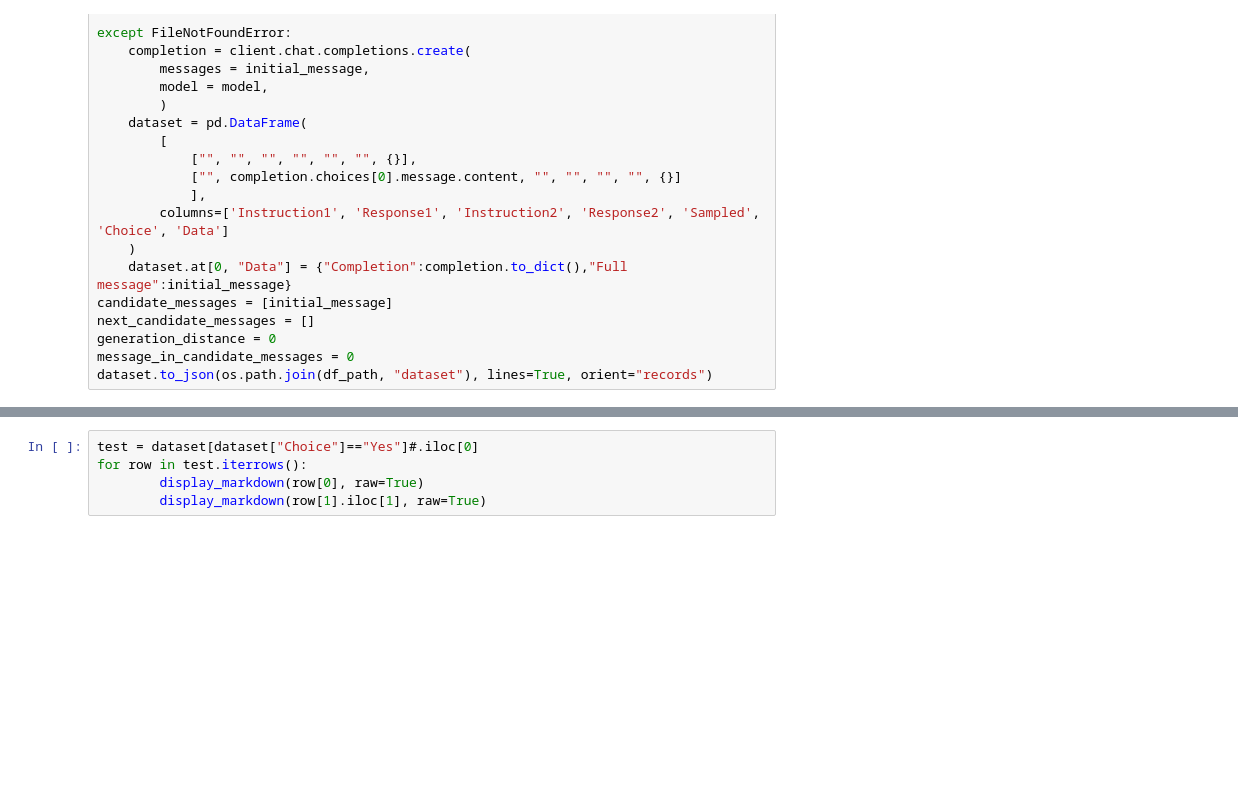
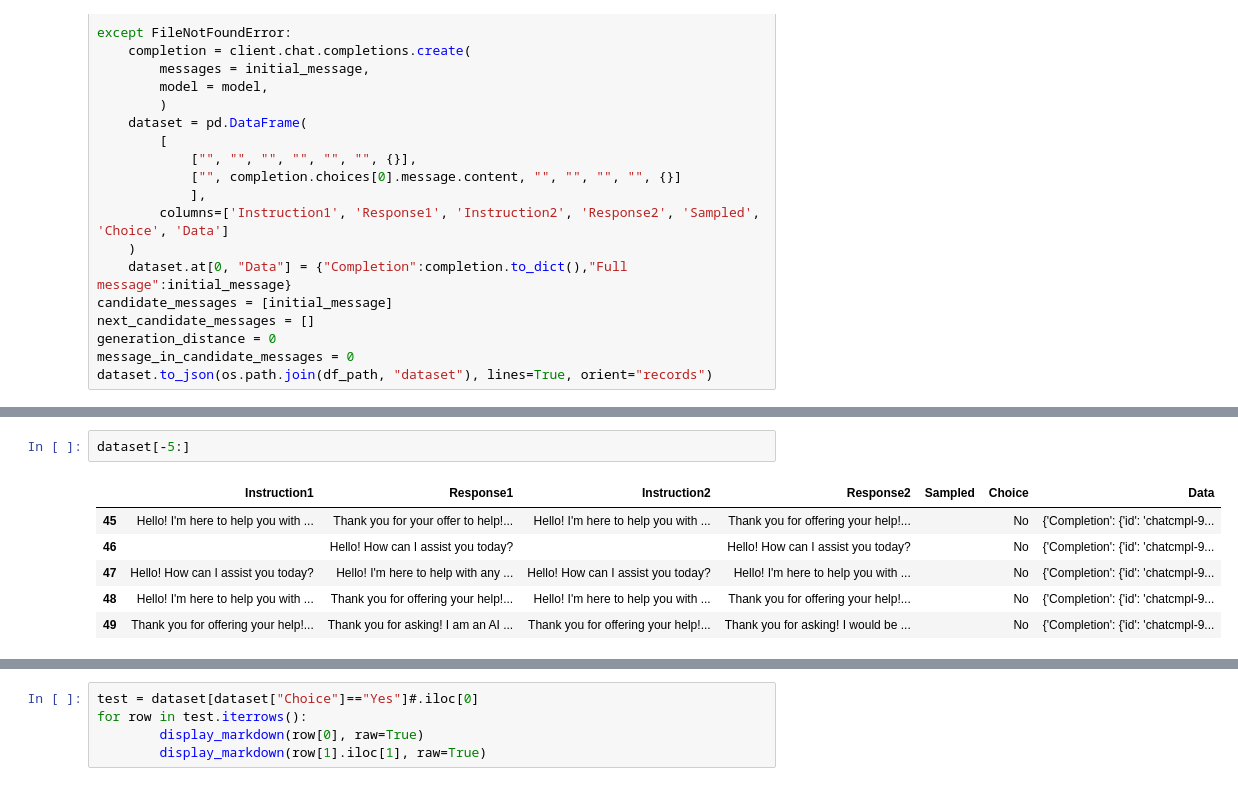
Before and after one commit to OpenAIRes/evals, a Jupyter notebook: examples/battle.ipynb, the cells around one changed output, grey strips where cells are left out. Drawn from its saved outputs; the diff is of its cells as text; blank space fills up the shorter version.

```diff
--- a/examples/battle.ipynb
+++ b/examples/battle.ipynb
@@ -586,0 +413,9 @@ dataset.loc[30,"Choice"] = "Maybe"
+# %%
+dataset[-5:]
+# %% [output]
+|  | Instruction1 | Response1 | Instruction2 | Response2 | Sampled | Choice | Data |
+| 45 | Hello! I'm here to help you with ... | Thank you for your offer to help!... | Hello! I'm here to help you with ... | Thank you for offering your help!... |  | No | {'Completion': {'id': 'chatcmpl-9... |
+| 46 |  | Hello! How can I assist you today? |  | Hello! How can I assist you today? |  | No | {'Completion': {'id': 'chatcmpl-9... |
+| 47 | Hello! How can I assist you today? | Hello! I'm here to help with any ... | Hello! How can I assist you today? | Hello! I'm here to help you with ... |  | No | {'Completion': {'id': 'chatcmpl-9... |
+| 48 | Hello! I'm here to help you with ... | Thank you for offering your help!... | Hello! I'm here to help you with ... | Thank you for offering your help!... |  | No | {'Completion': {'id': 'chatcmpl-9... |
+| 49 | Thank you for offering your help!... | Thank you for asking! I am an AI ... | Thank you for offering your help!... | Thank you for asking! I would be ... |  | No | {'Completion': {'id': 'chatcmpl-9... |
```
Also changed, not shown: parts of 54 cells of this notebook, 1 other file.
